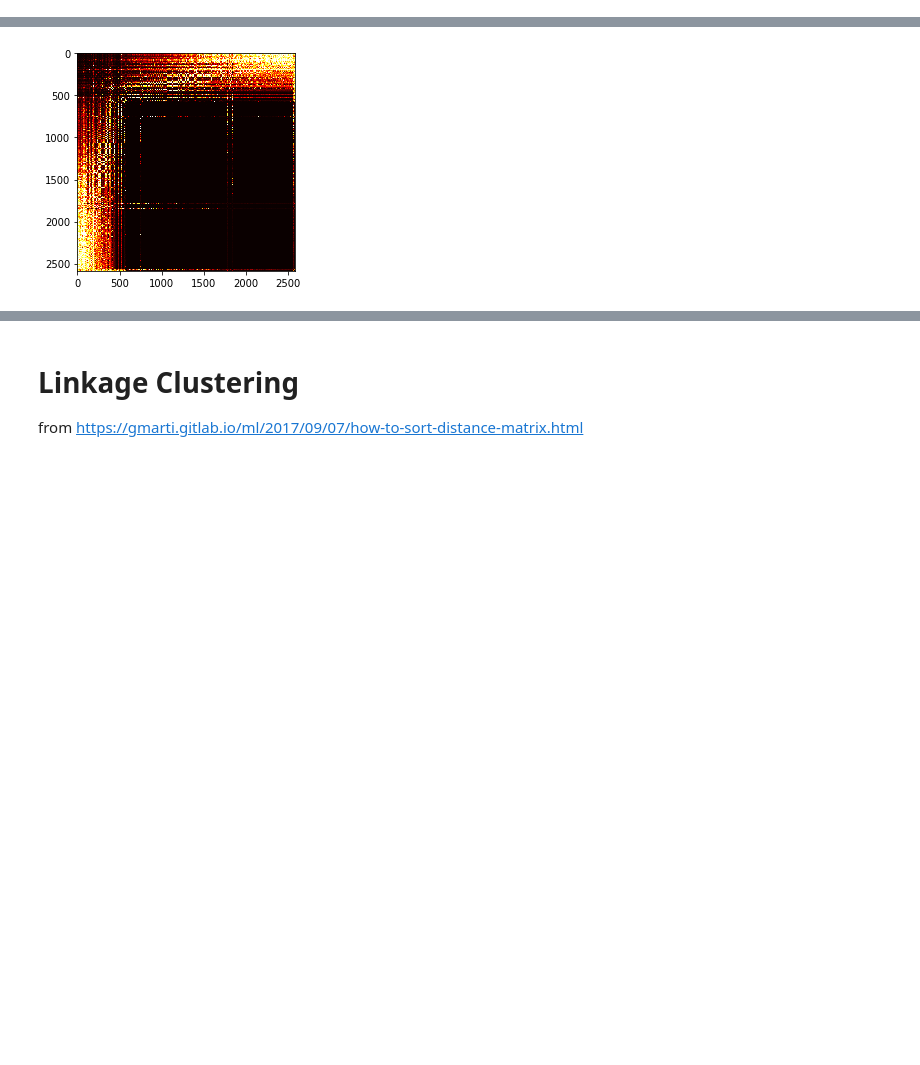
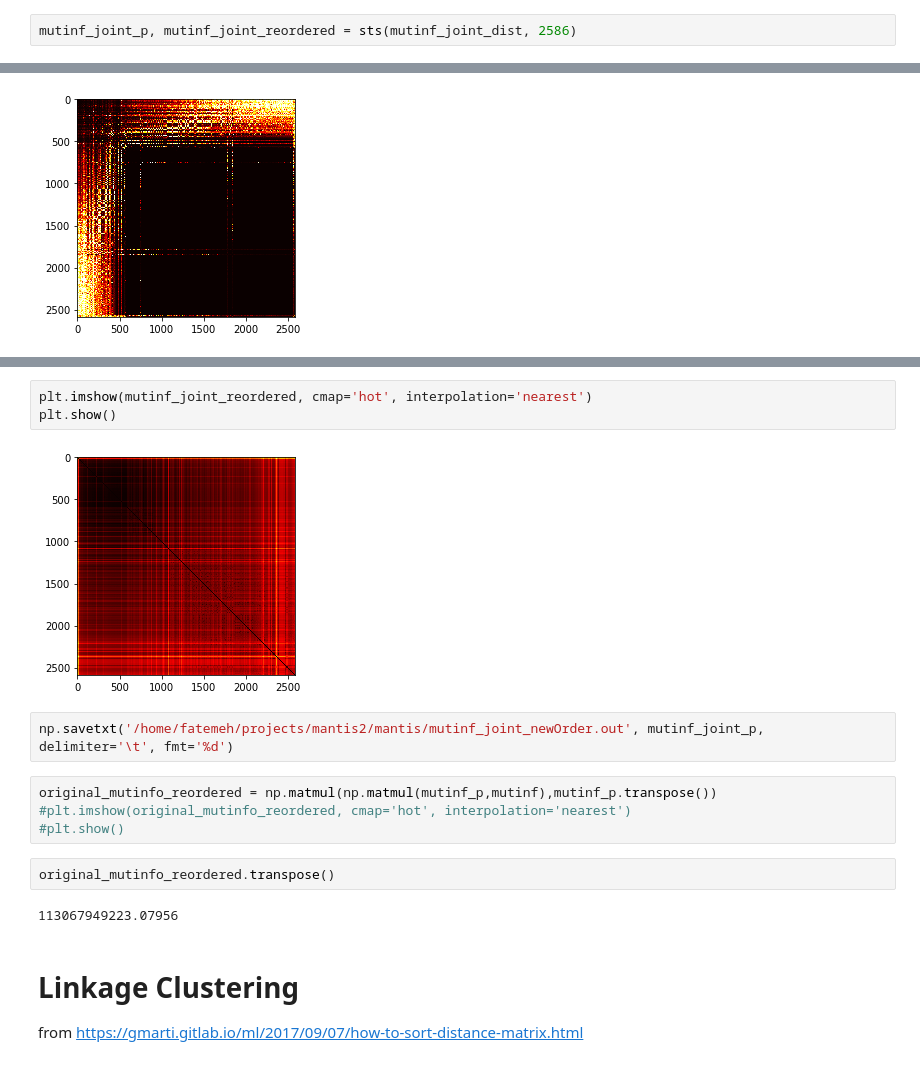
Before and after one commit to fataltes/quickNBs, a Jupyter notebook: mantis_reorderingEQ.ipynb, the cells around one changed output, grey strips where cells are left out. Drawn from its saved outputs; the diff is of its cells as text; blank space fills up the shorter version.

```diff
--- a/mantis_reorderingEQ.ipynb
+++ b/mantis_reorderingEQ.ipynb
@@ -68,0 +77,2 @@ mutinf_p, mutinf_reordered_dist = sts(mutinf_recip, 2586)
+# %%
+mutinf_joint_p, mutinf_joint_reordered = sts(mutinf_joint_dist, 2586)
@@ -150,3 +167,18 @@ plt.show()
+# %%
+plt.imshow(mutinf_joint_reordered, cmap='hot', interpolation='nearest')
+plt.show()
+# %% [output]
+[figure, added]
+# %%
+np.savetxt('/home/fatemeh/projects/mantis2/mantis/mutinf_joint_newOrder.out', mutinf_joint_p, delimiter='\t', fmt='%d')
+# %%
+original_mutinfo_reordered = np.matmul(np.matmul(mutinf_p,mutinf),mutinf_p.transpose())
+#plt.imshow(original_mutinfo_reordered, cmap='hot', interpolation='nearest')
+#plt.show()
+# %%
+original_mutinfo_reordered.transpose()
+# %% [output]
+113067949223.07956
 # %% [markdown]
 # Linkage Clustering
 from https://gmarti.gitlab.io/ml/2017/09/07/how-to-sort-distance-matrix.html
```
Also changed, not shown: parts of 4 cells of this notebook.
